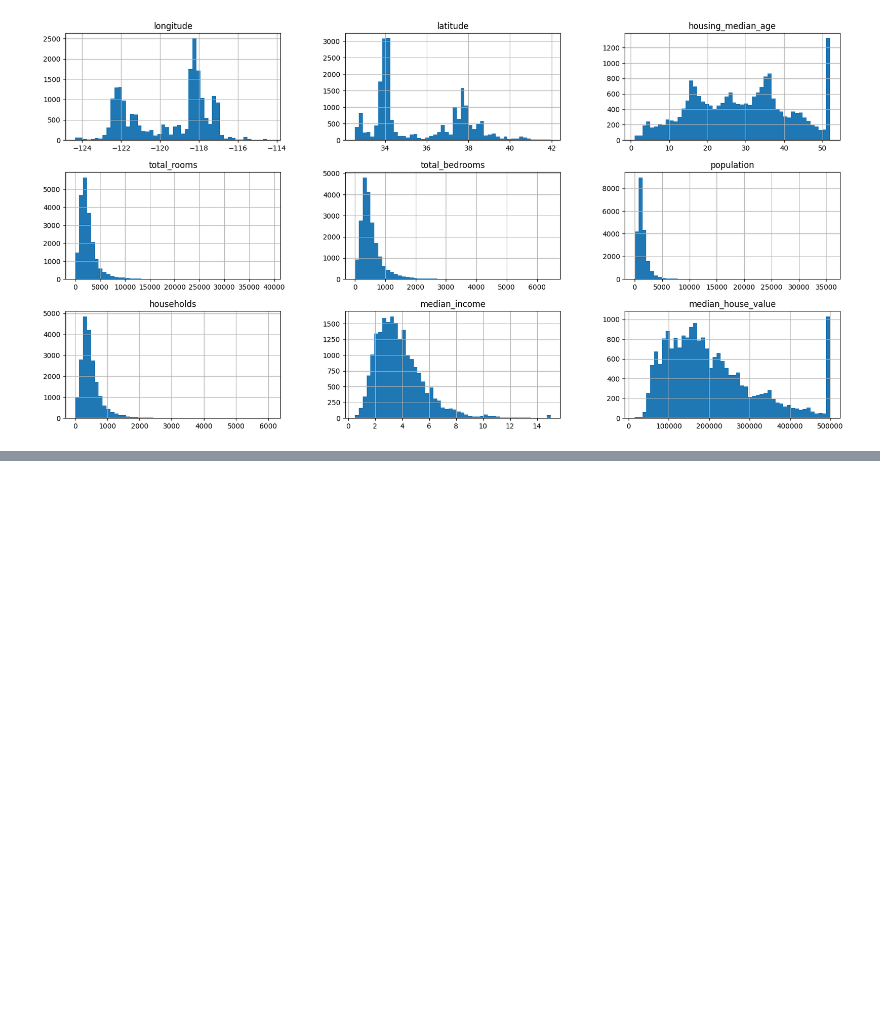
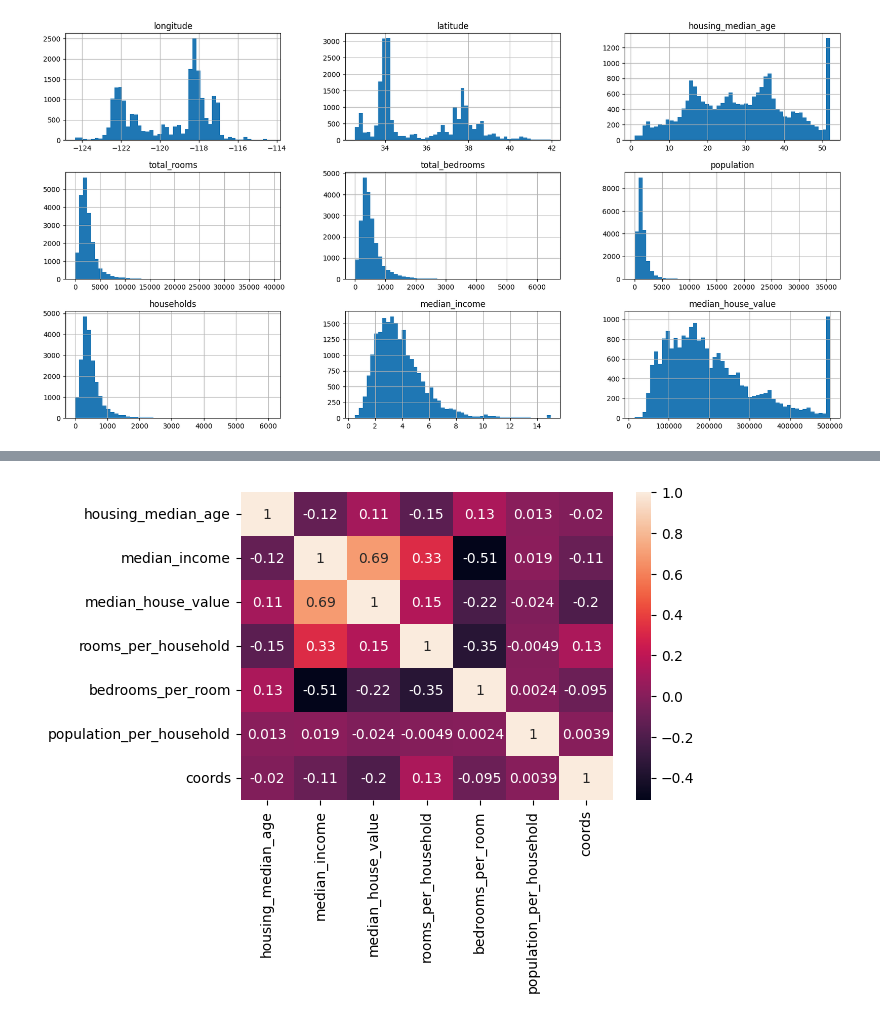
Before and after one commit to nafiul-nipu/AI-Machine-Learning-Practice, a Jupyter notebook: AI_Foundations_ML/CAHousingPrediction.ipynb, the cells around one changed output, grey strips where cells are left out. Saved outputs shown, nothing was run; the diff lists cells and outputs as text; code cells hidden in the pictures; blank space fills up the shorter version.

```diff
--- a/AI_Foundations_ML/CAHousingPrediction.ipynb
+++ b/AI_Foundations_ML/CAHousingPrediction.ipynb
@@ -41,0 +96,7 @@ df.head()
+# %%
+# add the new column values to the original df
+
+for col in missing_values:
+    df[col] = temp.replace(df[col], df[col])
+
+df.isnull().sum()
@@ -62,0 +138,25 @@ plt.show()
+# %%
+# creating variables based on highly correlated attributes
+
+# ratio of the total rooms to households
+df['rooms_per_household'] = df['total_rooms']/df['households']
+
+#  ratio of the total bedrooms to the total rooms
+df['bedrooms_per_room'] = df['total_bedrooms']/df['total_rooms']
+
+#  ratio of the population to the households
+df['population_per_household']= df['population']/df['households']
+
+# combining lat and long
+df['coords'] = df['longitude']/df['latitude']
+
+
+# remove the old attributes
+df = df.drop('total_rooms', axis=1)
+df = df.drop('households', axis=1)
+df = df.drop('total_bedrooms', axis=1)
+df = df.drop('population', axis=1)
+df = df.drop('longitude', axis=1)
+df = df.drop('latitude', axis=1)
+
+df.info()
@@ -62,0 +179,9 @@ plt.show()
+# %%
+corr = df.corr(numeric_only=True)
+
+plt.figure(figsize = (6,4))
+
+sns.heatmap(corr, annot=True)
+plt.show()
+# %% [output]
+[figure, added]
```
Also changed, not shown: parts of 15 cells of this notebook.
